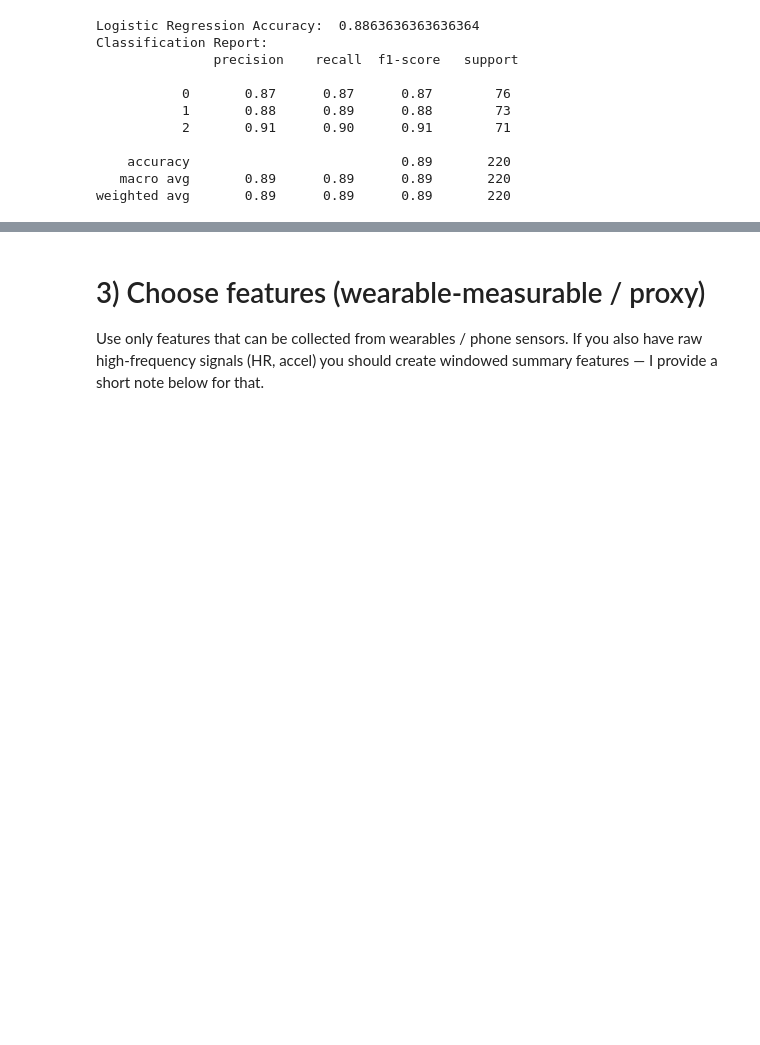
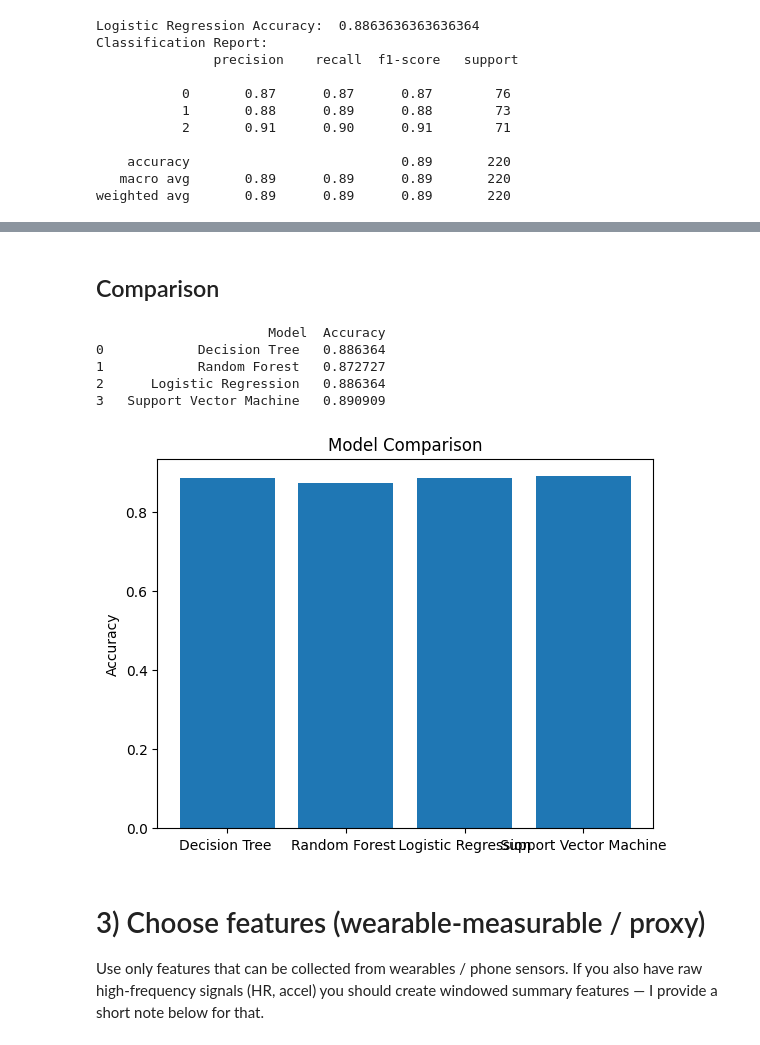
Before and after one commit to Maha-coder-cmd/Academic_Stress, a Jupyter notebook: AcademicStress_ModelTraining.ipynb, the cells around one changed output, grey strips where cells are left out. Drawn from its saved outputs; the diff is of its cells as text; code cells hidden in the pictures; blank space fills up the shorter version.

Commit message:
Trained four ML models on the Kaggle dataset

```diff
--- a/AcademicStress_ModelTraining.ipynb
+++ b/AcademicStress_ModelTraining.ipynb
@@ -241,7 +241,20 @@ Classification Report:
    macro avg       0.89      0.89      0.89       220
 weighted avg       0.89      0.89      0.89       220
 # %%
-# Now applying the Support Vector Machine model here
+# Applying the Support Vector Machine model here
 from sklearn.svm import SVC
-from sklearn.metrics import accuracy_score, classification_report, confusion_metrix
+from sklearn.metrics import accuracy_score, classification_report, confusion_matrix
+
+svm_model = SVC(kernel='linear', random_state=42)
+
+# Train model
+svm_model.fit(X_train, y_train)
+
+# Predict
+y_predictsvm = svm_model.predict(X_test)
+
+# Evaluate
+print("SVM Accuracy: ", accuracy_score(y_test, y_predictsvm))
+print("\nClassification Report: \n", classification_report(y_test, y_predictsvm))
+print("\nConfusion Matrix: \n", confusion_matrix(y_test, y_predictsvm))
 # %% [output]
@@ -249,3 +279,32 @@ ImportError: cannot import name 'confusion_metrix' from 'sklearn.metrics' (C:\Us
+# %% [markdown]
+## Comparison
+# %%
+from sklearn.metrics import accuracy_score
+import pandas as pd
+import matplotlib.pyplot as plt
+
+# Store results
+results = {
+    "Decision Tree ": decision_tree_model.score(X_test, y_test),
+    "Random Forest ": randomforest_model.score(X_test, y_test),
+    " Logistic Regression ": logisticRegression.score(X_test, y_test),
+    " Support Vector Machine ": svm_model.score(X_test, y_test)
+}
+
+results_dataframe = pd.DataFrame(list(results.items()), columns=["Model", "Accuracy"])
+print(results_dataframe)
+
+plt.bar(results.keys(), results.values())
+plt.ylabel("Accuracy")
+plt.title("Model Comparison")
+plt.show()
+# %% [output]
+                      Model  Accuracy
+0            Decision Tree   0.886364
+1            Random Forest   0.872727
+2      Logistic Regression   0.886364
+3   Support Vector Machine   0.890909
+[figure, added]
 # %% [markdown]
 # 3) Choose features (wearable-measurable / proxy)
 
```
Also changed, not shown: parts of 1 cell of this notebook.
